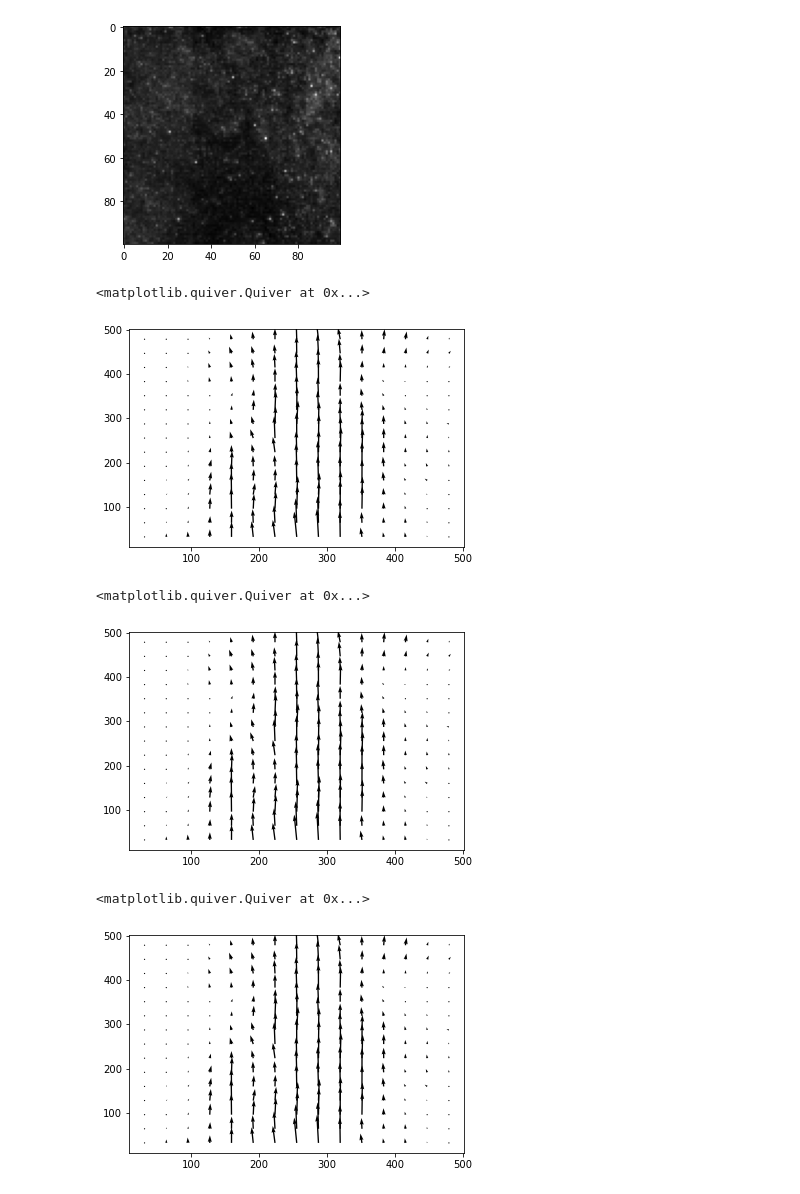
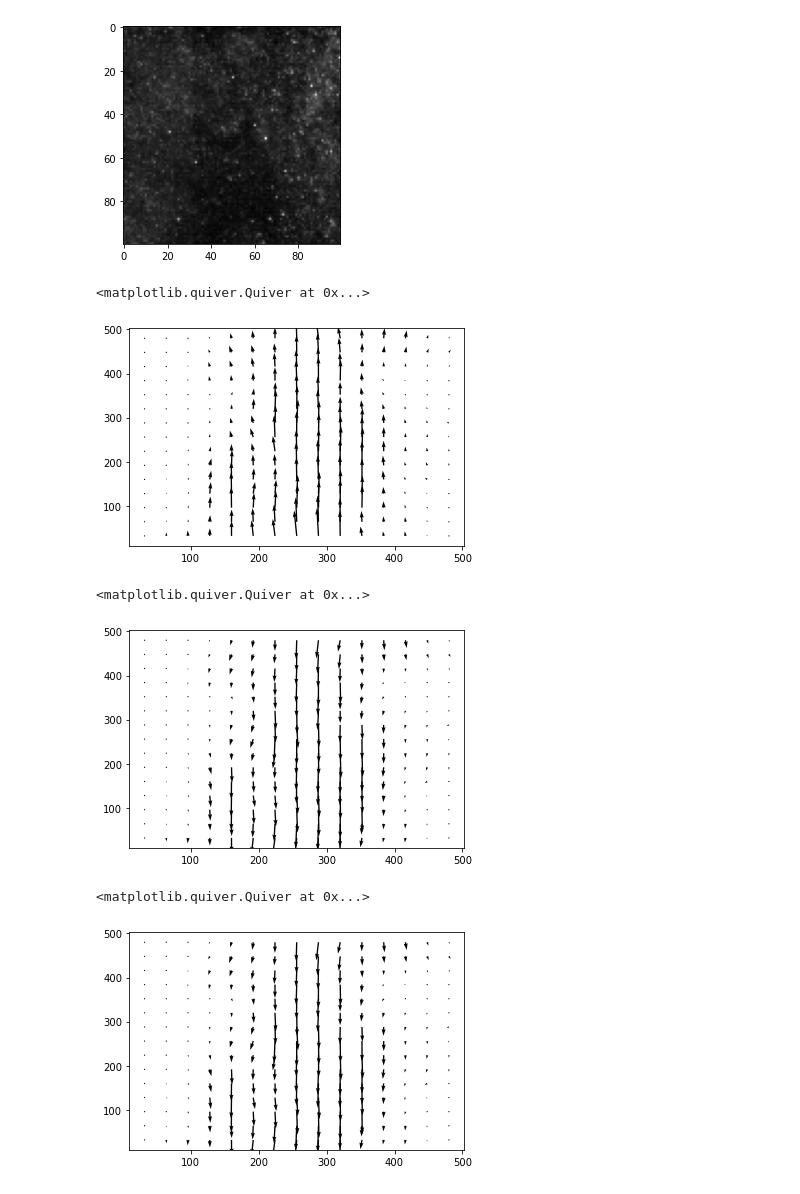
Before and after one commit to AntarikshVishwakarma/Jet-Analysis-Module, a Jupyter notebook: Jet velocity analysis.ipynb, the cells around one changed output. Cells and saved outputs as stored; diff of their text form; code cells hidden in the pictures.

```diff
--- a/Jet velocity analysis.ipynb
+++ b/Jet velocity analysis.ipynb
@@ -57,26 +57,26 @@ plt.imshow(frame_a[:100,:100],cmap=plt.cm.gray)
 <matplotlib.image.AxesImage at 0x...>
 [figure]
 # %%
-plt.quiver(x,y,u0,v0,scale=10)
+plt.quiver(x,y,u0,-v0,scale=10)
 # %% [output]
 <matplotlib.quiver.Quiver at 0x...>
-[figure, old version]
+[figure, new version]
 # %%
 u1, v1, mask = validation.sig2noise_val( u0, v0, sig2noise, threshold = 1.0)
 # OpenPIV module that replaces fake vectors with 0 if below a certain threshhold
 # %%
-plt.quiver(x,y,u1,v1,scale=10)
+plt.quiver(x,y,u1,-v1,scale=10)
 # %% [output]
 <matplotlib.quiver.Quiver at 0x...>
-[figure, old version]
+[figure, new version]
 # %%
 u2, v2 = filters.replace_outliers( u1,v1,method='localmean', max_iter=5,
                                 kernel_size = 2)
 # %%
-plt.quiver(x,y,u2,v2,scale=10)
+plt.quiver(x,y,u2,-v2,scale=10)
 # %% [output]
 <matplotlib.quiver.Quiver at 0x...>
-[figure, old version]
+[figure, new version]
 # %%
 # Invalid velocity vectors are replaced with a weighted average of neighbouring elements
 # that are not valid themselves. For the local mean method the kernel size is used to find
```
Also changed, not shown: parts of 7 cells of this notebook.
